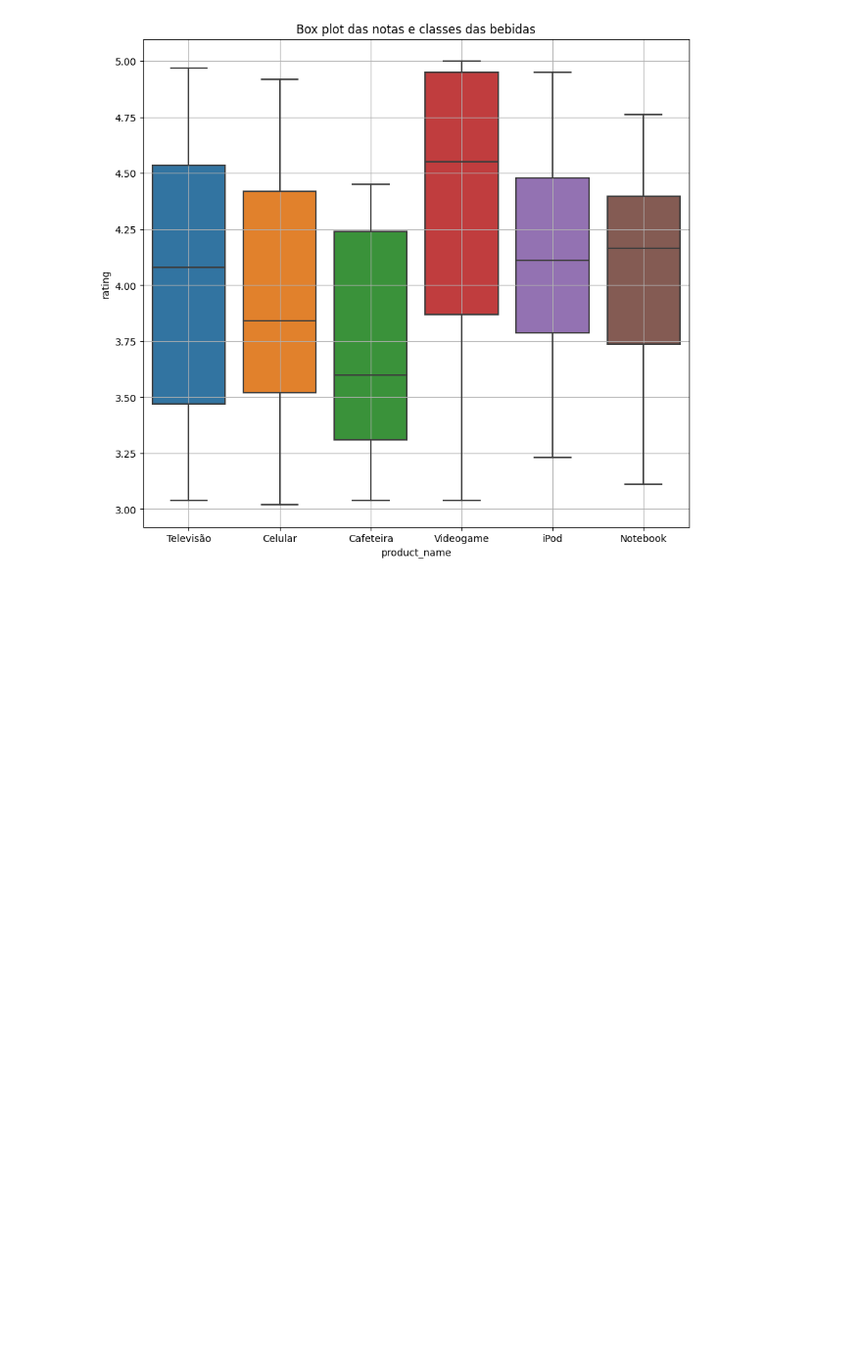
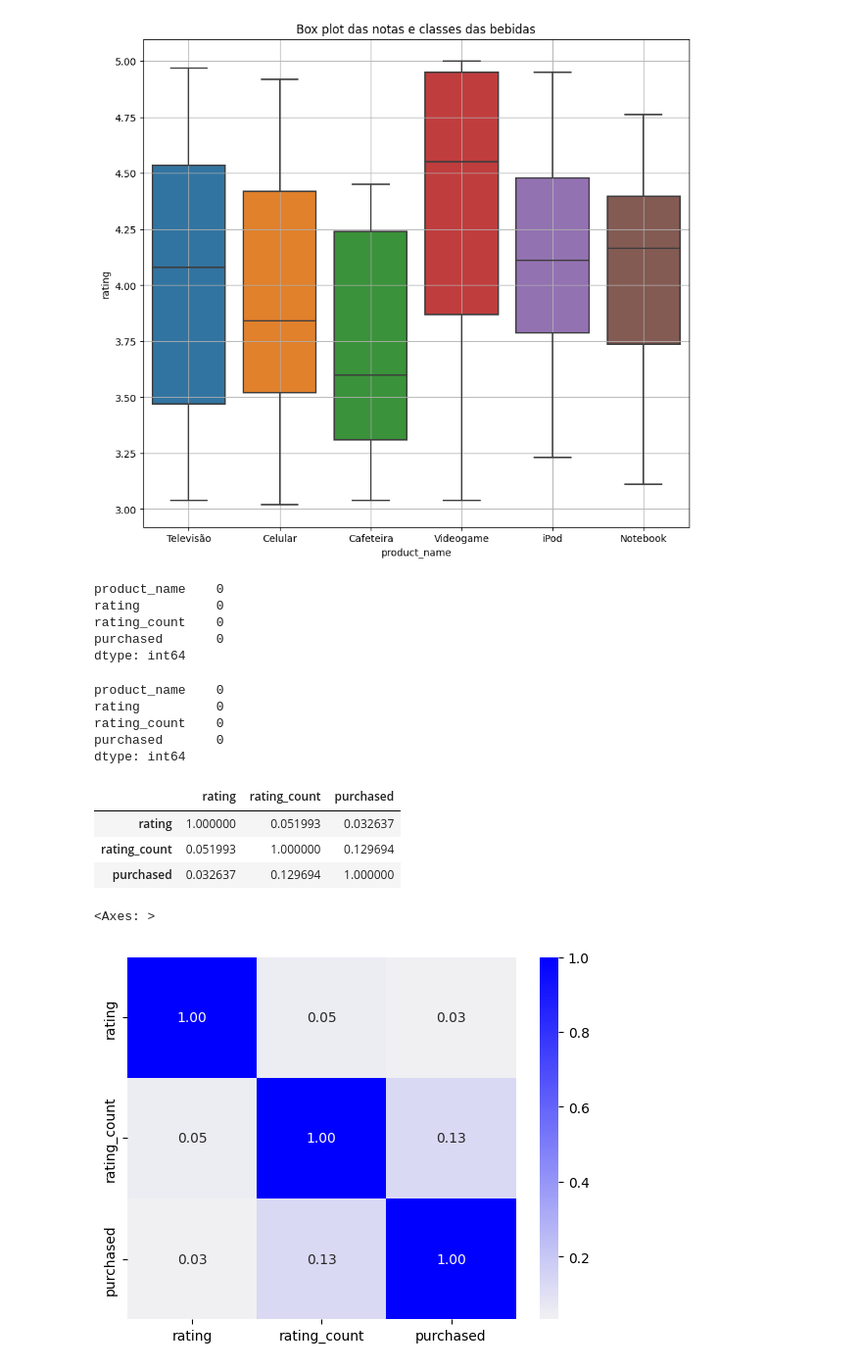
Before and after one commit to Jackvs720v/BigDataIA, a Jupyter notebook: formativa/analise.ipynb, the cells around one changed output. Shown: that part at 98% size. Drawn from its saved outputs; the diff is of its cells as text; code cells hidden in the pictures; blank space fills up the shorter version.

```diff
--- a/formativa/analise.ipynb
+++ b/formativa/analise.ipynb
@@ -60,6 +60,41 @@ sns.boxplot(x = produtos, y = avalicao)
 plt.grid()
 # %% [output]
 [figure]
+# %%
+df.isnull().sum() #Verificando se tem valores que não são números
+# %% [output]
+product_name    0
+rating          0
+rating_count    0
+purchased       0
+dtype: int64
+# %%
+df.isna().sum()
+# %% [output]
+product_name    0
+rating          0
+rating_count    0
+purchased       0
+dtype: int64
+# %%
+# selecionando apenas as colunas numericas do dataframe
+col_n = df.select_dtypes(include=['number'])
+# %%
+#Correlação
+correlacao = col_n.corr()
+correlacao
+# %% [output]
+|  | rating | rating_count | purchased |
+| rating | 1.000000 | 0.051993 | 0.032637 |
+| rating_count | 0.051993 | 1.000000 | 0.129694 |
+| purchased | 0.032637 | 0.129694 | 1.000000 |
+# %%
+# plotando o gráfico da correlação
+color = sns.color_palette('light:blue',as_cmap= True)
+sns.heatmap(correlacao,cmap=color,fmt='.2f',annot= True)
+# %% [output]
+<Axes: >
+[figure, added]
 # %%
 products = df['product_name'].unique()
 
```
Also changed, not shown: parts of 8 cells of this notebook, 1 other file.
